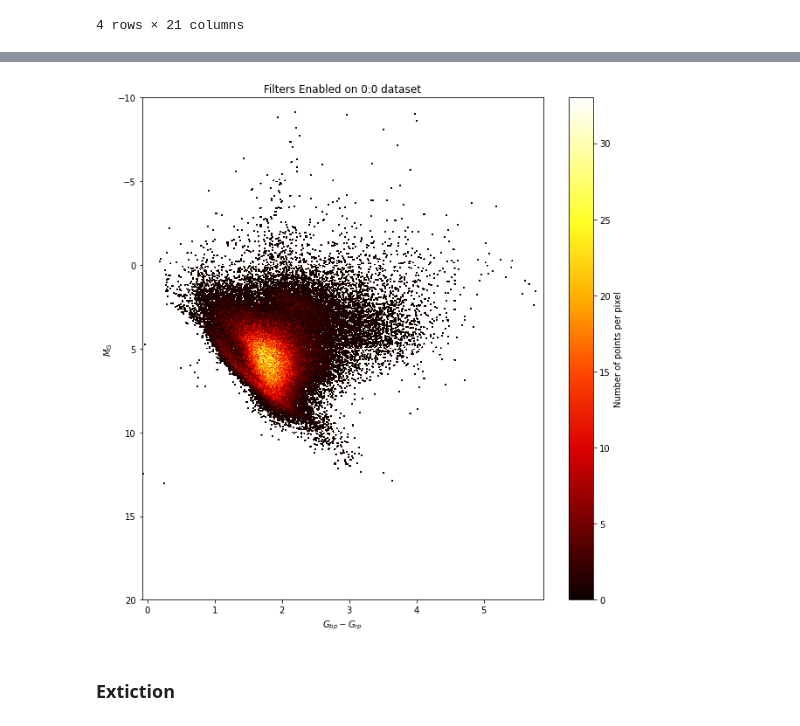
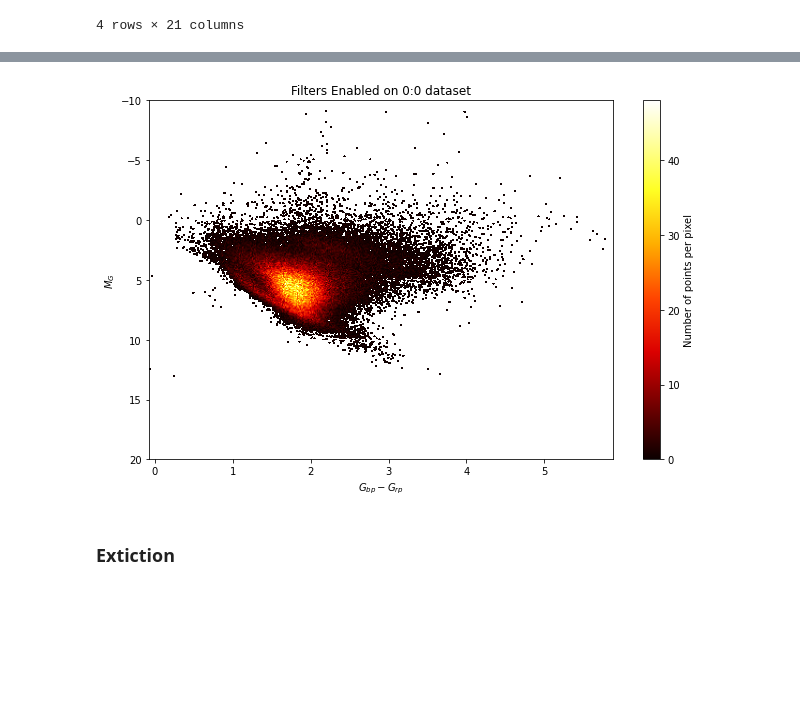
Before and after one commit to rafe-sh/Astro, a Jupyter notebook: code/Task1.ipynb, the cells around one changed output, grey strips where cells are left out. Drawn from its saved outputs; the diff is of its cells as text; code cells hidden in the pictures; blank space fills up the shorter version.

```diff
--- a/code/Task1.ipynb
+++ b/code/Task1.ipynb
@@ -172,12 +210,12 @@ df0_0.describe().transpose()
 # %%
-fig = plt.figure(figsize=(9,9))
+fig = plt.figure(figsize=(9,6))
 using_mpl_scatter_density(fig, df0_0)
 
 plt.title('Filters Enabled on 0:0 dataset')
 plt.tight_layout()
 plt.show()
 # %% [output]
-[figure, old version]
+[figure, new version]
 # %% [markdown]
 ### Extiction
 # %%
```
Also changed, not shown: parts of 37 cells of this notebook, 32 other files.
